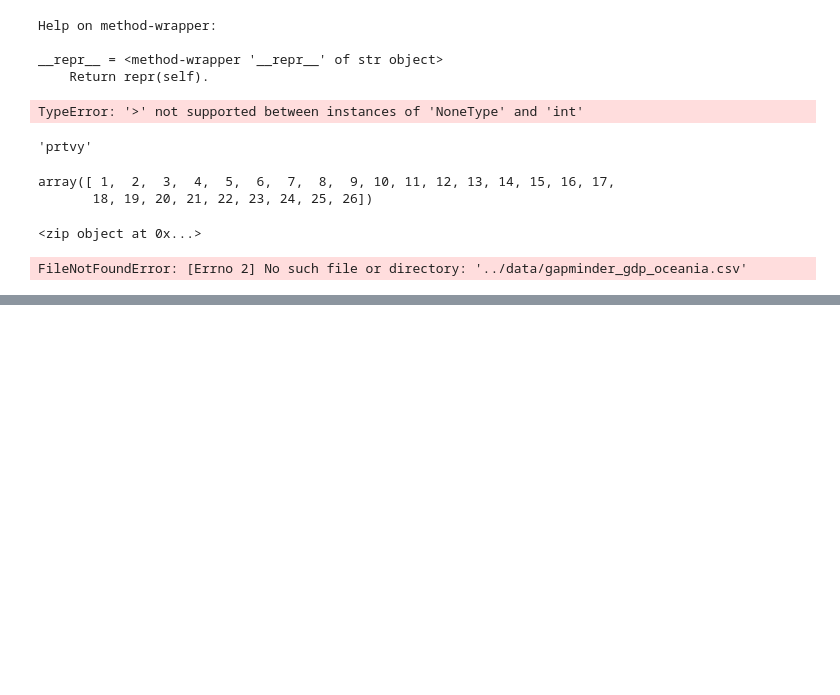
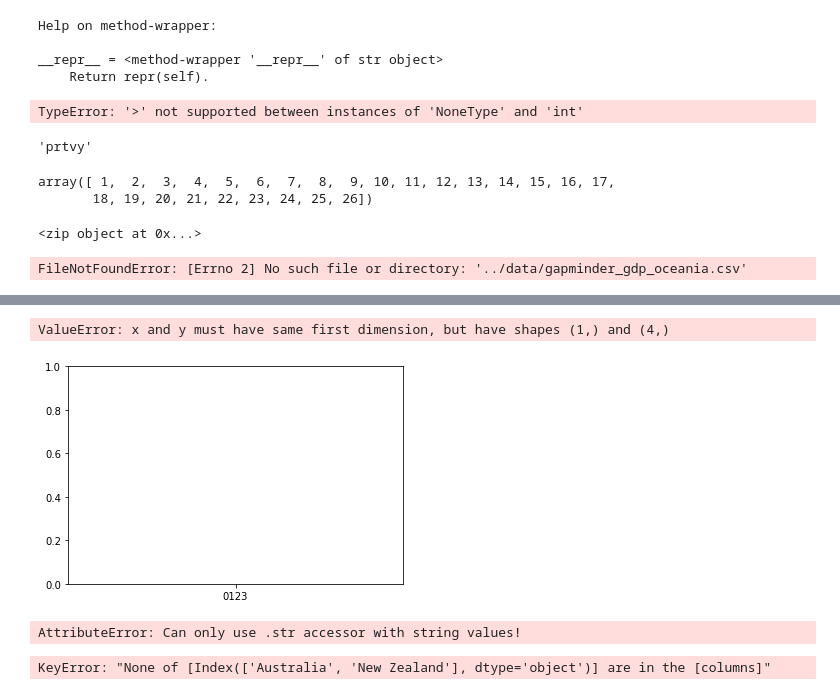
Before and after one commit to dodohjk/my-isc-work, a Jupyter notebook: python-intro/exercises/sandbox.ipynb, the cells around one changed output, grey strips where cells are left out. Drawn from its saved outputs; the diff is of its cells as text; code cells hidden in the pictures; blank space fills up the shorter version.

Commit message:
end of pandas and matplotlib taster

```diff
--- a/python-intro/exercises/sandbox.ipynb
+++ b/python-intro/exercises/sandbox.ipynb
@@ -103,0 +158,18 @@ FileNotFoundError: [Errno 2] No such file or directory: '../data/gapminder_gdp_o
+# %%
+time = '0123'
+position = [0,100,200,300]
+# %%
+import matplotlib.pyplot as plt
+plt.plot(time,position)
+# %% [output]
+ValueError: x and y must have same first dimension, but have shapes (1,) and (4,)
+[figure, added]
+# %%
+years = data.columns.str.replace('gdpPercap_', '')
+data.columns = years.astype(int)
+# %% [output]
+AttributeError: Can only use .str accessor with string values!
+# %%
+data[['Australia', 'New Zealand']]
+# %% [output]
+KeyError: "None of [Index(['Australia', 'New Zealand'], dtype='object')] are in the [columns]"
```
Also changed, not shown: parts of 4 cells of this notebook, 2 other files.
